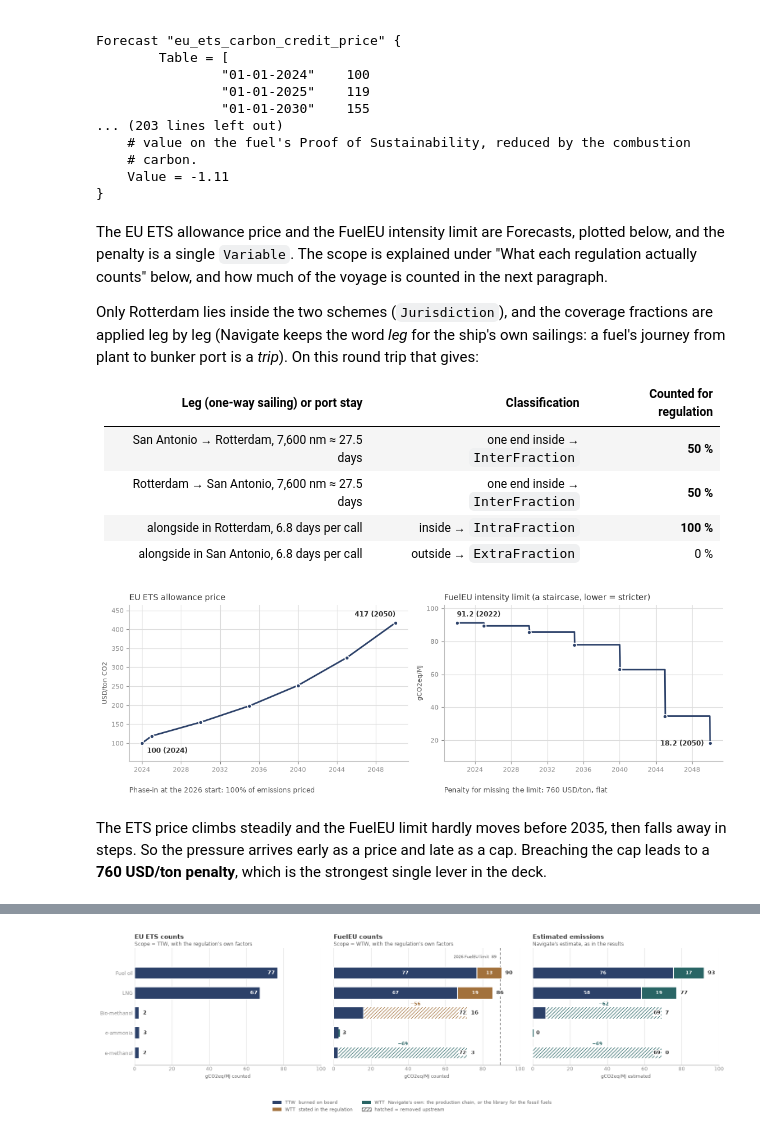
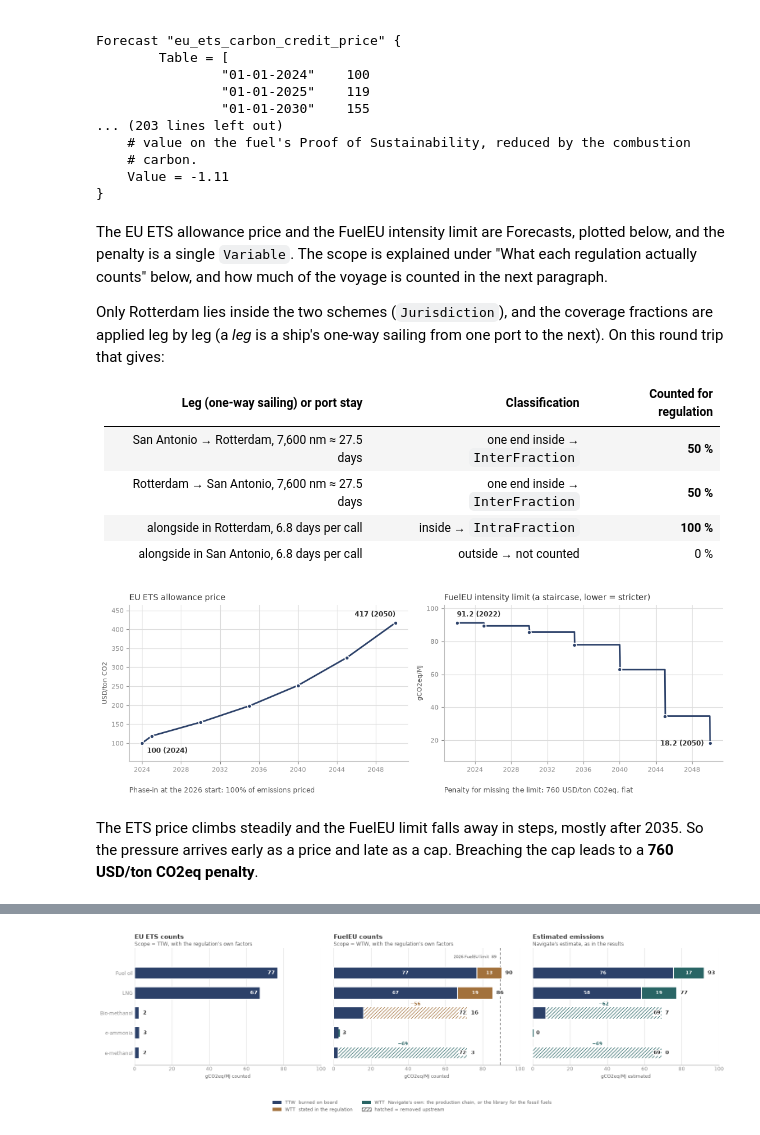
Before and after one commit to zerocarbonshipping/navigate-zcs, a Jupyter notebook: docs/workshop/03-how-a-navigate-model-is-built.ipynb, the cells around one changed output, grey strips where cells are left out. Drawn from its saved outputs; the diff is of its cells as text; code cells hidden in the pictures.

```diff
--- a/docs/workshop/03-how-a-navigate-model-is-built.ipynb
+++ b/docs/workshop/03-how-a-navigate-model-is-built.ipynb
@@ -695,5 +690,4 @@ The fleet starts with a share of each technology already fitted, set in `energy_
 # %%
-# @title Efficiency technology on offer, and what is already fitted
 # What each hull already carries before the model decides anything. Read off the
 # parsed deck: initial_technology_share maps (vessel, technology) to the library
 # Curve the deck pointed it at, or None for a measure with no observed uptake.
@@ -717,7 +711,7 @@ for _i, _t in enumerate(_order):
 ax.set_yticks(range(len(_order)), [t.replace("_", " ") for t in _order])
 ax.invert_yaxis()
 ax.set_xlim(0, 100)
-ax.set_xlabel("share of the fleet carrying it in the first year", fontsize=8,
+ax.set_xlabel("share of the fleet carrying it at the start", fontsize=8,
               color=SUBINK)
 ax.set_title("Already on board before the model decides anything", fontsize=10,
              color=INK, loc="left")
@@ -853,8 +847,8 @@ for ax, cost in ((ax1, _region.get_process_CAPEX(_bio)), (ax2, _region.get_proce
     ax.axhline(scalar(cost, 0.), color=fuel_colour("methanol_bio"), lw=2, ls="--",
                label="bio-methanol synthesis (any size, 2026)")
 
-for ax, title, ylab in ((ax1, "CAPEX falls with plant size", "USD per t/yr of capacity"),
-                        (ax2, "and so does fixed OPEX", "USD/yr per t/yr of capacity")):
+for ax, title, ylab in ((ax1, "CAPEX falls with plant size", "USD per t/yr of output"),
+                        (ax2, "and so does fixed OPEX", "USD/yr per t/yr of output")):
     ax.set_title(title, fontsize=10, color=INK, loc="left")
     ax.set_ylabel(ylab, fontsize=8, color=SUBINK)
     ax.grid(color=GRID, lw=0.8)
@@ -1082,8 +1071,7 @@ Forecast "eu_ets_carbon_credit_price" {
 The EU ETS allowance price and the FuelEU intensity limit are Forecasts, plotted below, and the penalty is a single `Variable`. The scope is explained under "What each regulation actually counts" below, and how much of the voyage is counted in the next paragraph.
 
 Only Rotterdam lies inside the two schemes (`Jurisdiction`), and the coverage
-fractions are applied leg by leg (Navigate keeps the word *leg* for the ship's own
-sailings: a fuel's journey from plant to bunker port is a *trip*). On this round trip
+fractions are applied leg by leg (a *leg* is a ship's one-way sailing from one port to the next). On this round trip
 that gives:
 
 | Leg (one-way sailing) or port stay | Classification | Counted for regulation |
@@ -1091,42 +1079,41 @@ that gives:
 | San Antonio → Rotterdam, 7,600 nm ≈ 27.5 days | one end inside → `InterFraction` | **50 %** |
 | Rotterdam → San Antonio, 7,600 nm ≈ 27.5 days | one end inside → `InterFraction` | **50 %** |
 | alongside in Rotterdam, 6.8 days per call | inside → `IntraFraction` | **100 %** |
-| alongside in San Antonio, 6.8 days per call | outside → `ExtraFraction` | 0 % |
+| alongside in San Antonio, 6.8 days per call | outside → not counted | 0 % |
 # %%
 # @title Figure: regulation prices and targets
 fig, (ax1, ax2) = plt.subplots(1, 2, figsize=(11, 3.8))
 
 panel(ax1, [("eu_ets_carbon_credit_price", None)],
       "EU ETS allowance price", "USD/ton CO2")
 panel(ax2, [("fuel_eu_target_reduction", None)],
       "FuelEU intensity limit (a staircase, lower = stricter)", "gCO2eq/MJ")
 
 # The first and last table rows, written next to their point, clear of the curve.
 for ax, name, fmt, places in (
         (ax1, "eu_ets_carbon_credit_price", ".0f", [((6, -12), "left"), ((0, 8), "right")]),
         (ax2, "fuel_eu_target_reduction", ".1f", [((0, 8), "left"), ((-8, -3), "right")])):
     rows = forecast_to_frame(name)
     for row, (offset, align) in zip((rows.iloc[0], rows.iloc[-1]), places):
         ax.annotate(f"{row['value']:{fmt}} ({row['date'].year})", (row["date"], row["value"]),
                     xytext=offset, textcoords="offset points", ha=align, fontsize=8.5,
                     color=INK, fontweight="bold")
 
 # Two levers that are not curves: a single number each.
 phase_in = forecast_to_frame("eu_ets_maritime_phase_in")
 started = phase_in.loc[phase_in["date"].dt.year <= 2026, "value"].iloc[-1]
 penalty = manager.nodes.variables["fuel_eu_remedial_cost"].get()   # a Variable: .get()
 for ax, text in ((ax1, f"Phase-in at the 2026 start: {started:.0%} of emissions priced"),
-                 (ax2, f"Penalty for missing the limit: {penalty:.0f} USD/ton, flat")):
+                 (ax2, f"Penalty for missing the limit: {penalty:.0f} USD/ton CO2eq, flat")):
     ax.annotate(text, (0, -.2), xycoords="axes fraction", fontsize=8.5, color=SUBINK)
 
 fig.tight_layout()
 plt.show()
 # %% [output]
-[figure, old version]
+[figure, new version]
 # %% [markdown]
-The ETS price climbs steadily and the FuelEU limit hardly moves before 2035,
-then falls away in steps. So the pressure arrives early as a price and late as
-a cap. Breaching the cap leads to a **760 USD/ton penalty**, which is the strongest single lever in the deck.
+The ETS price climbs steadily and the FuelEU limit falls away in steps, mostly after 2035. So the pressure arrives early as a price and late as
+a cap. Breaching the cap leads to a **760 USD/ton CO2eq penalty**.
 # %% [markdown]
 #### What each regulation actually counts
 
```
Also changed, not shown: parts of 26 cells of this notebook.
